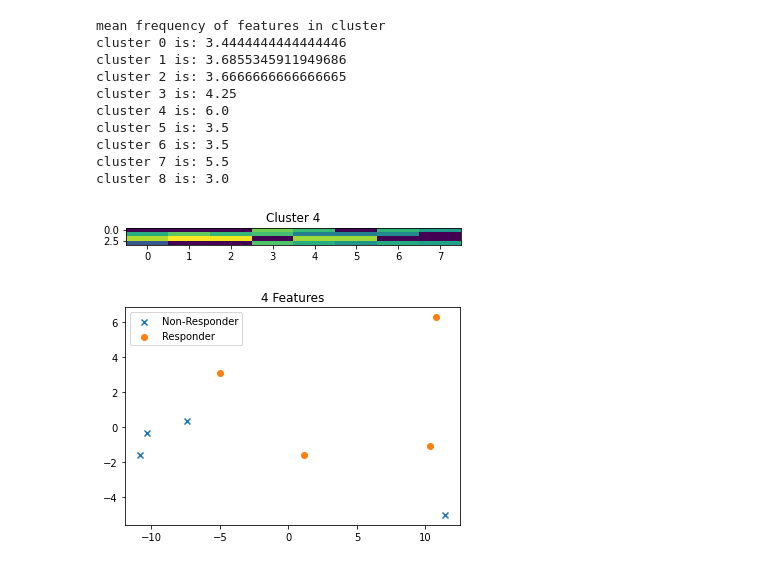
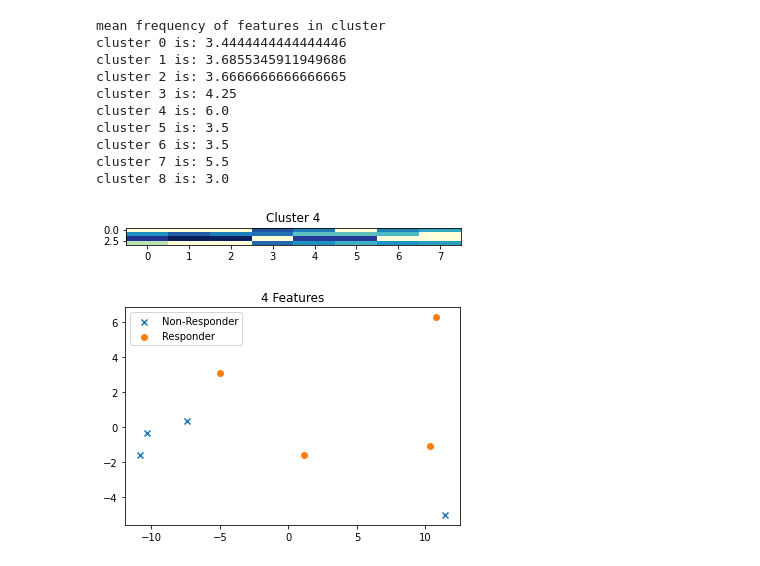
Before and after one commit to nmank/GradCourses, a Jupyter notebook: Z40_spectral_cuts.ipynb, the cells around one changed output. Saved outputs shown, nothing was run; the diff lists cells and outputs as text; code cells hidden in the pictures.

```diff
--- a/Z40_spectral_cuts.ipynb
+++ b/Z40_spectral_cuts.ipynb
@@ -196,12 +197,12 @@ cluster 8 is: 3.0
 # %%
 c=4
 
-plt.imshow(sorted_X[:,np.where(labels == c)[0]].T, aspect=.1)
+plt.imshow(sorted_X[:,np.where(labels == c)[0]].T, aspect=.1, cmap=pylab.cm.YlGnBu)
 plt.title('Cluster '+str(c))
 # len(np.where(labels == 1)[0]), [frequencies[i] for i in np.where(labels == 1)[0]]
 plt.savefig('c4_cor.png')
 # %% [output]
-[figure, old version]
+[figure, new version]
 # %%
 # %matplotlib inline
 
```
Also changed, not shown: parts of 7 cells of this notebook, 4 other files.
